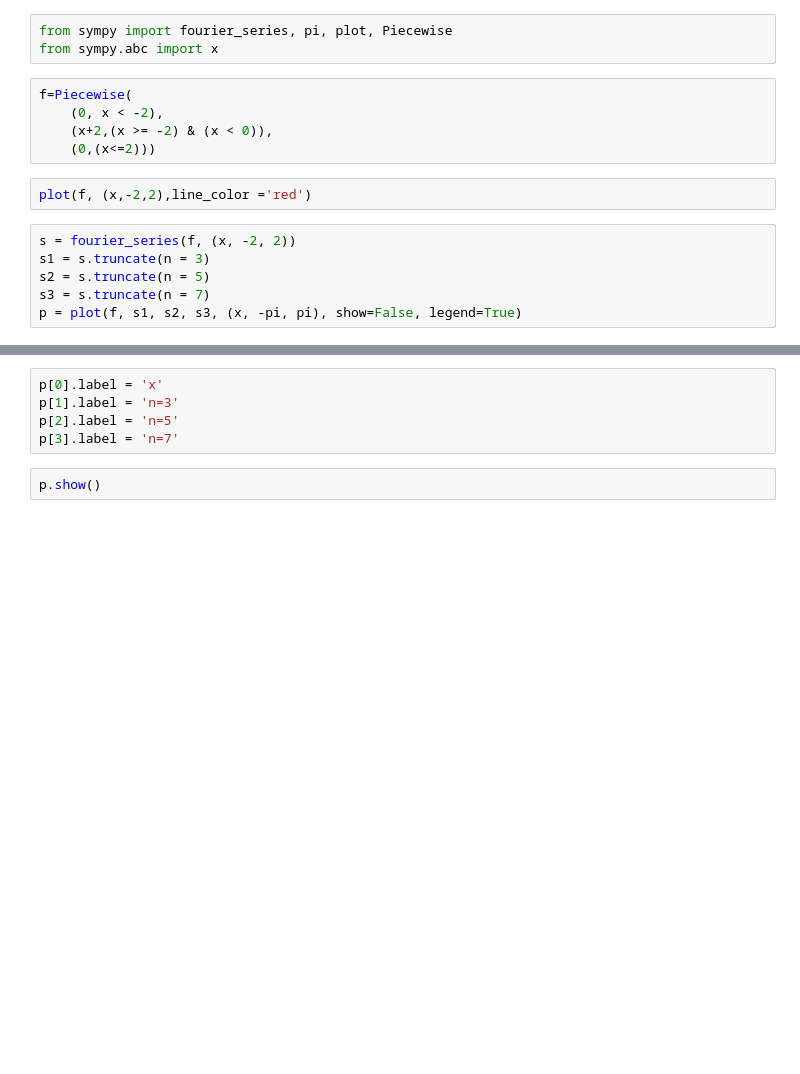
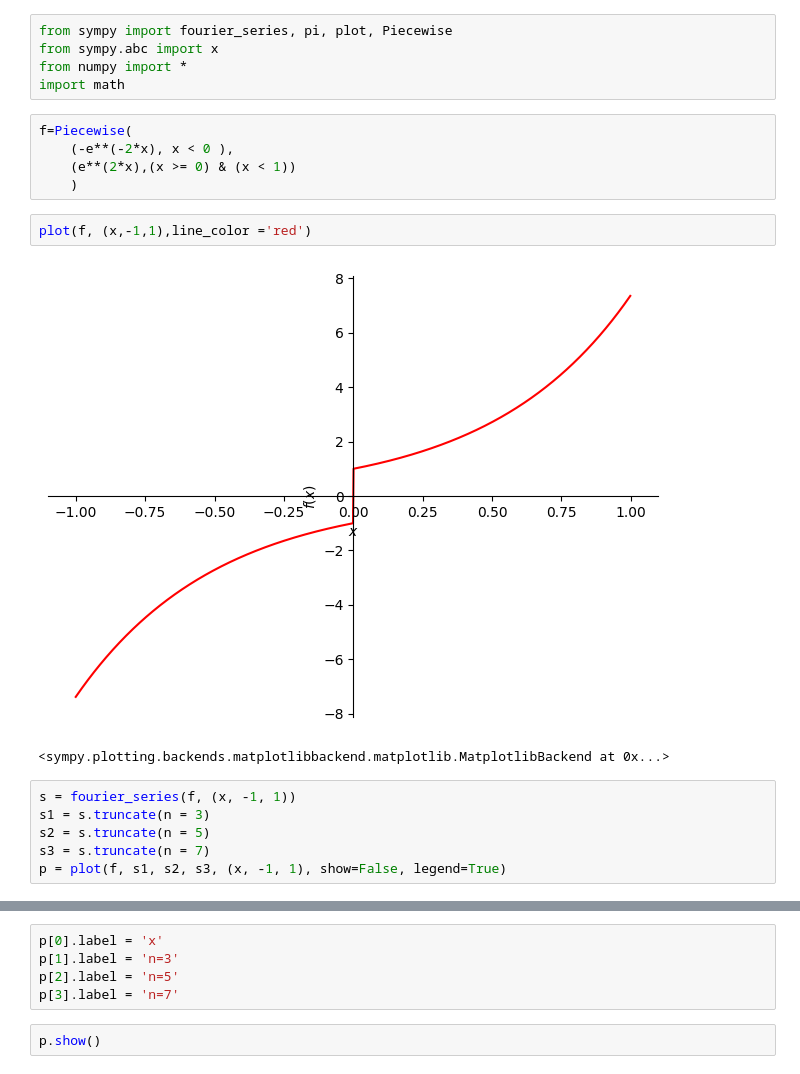
Before and after one commit to DanielAG34/EDP, a Jupyter notebook: Notebooks/Fourier_sympy.ipynb, the cells around one changed output, grey strips where cells are left out. Saved outputs shown, nothing was run; the diff lists cells and outputs as text; blank space fills up the shorter version.

```diff
--- a/Notebooks/Fourier_sympy.ipynb
+++ b/Notebooks/Fourier_sympy.ipynb
@@ -1,18 +1,23 @@
 # %%
 from sympy import fourier_series, pi, plot, Piecewise
 from sympy.abc import x
+from numpy import *
+import math
 # %%
 f=Piecewise(
-    (0, x < -2),
-    (x+2,(x >= -2) & (x < 0)),
-    (0,(x<=2)))
+    (-e**(-2*x), x < 0 ),
+    (e**(2*x),(x >= 0) & (x < 1))
+    )
 # %%
-plot(f, (x,-2,2),line_color ='red')
+plot(f, (x,-1,1),line_color ='red')
+# %% [output]
+[figure, added]
+<sympy.plotting.backends.matplotlibbackend.matplotlib.MatplotlibBackend at 0x...>
 # %%
-s = fourier_series(f, (x, -2, 2))
+s = fourier_series(f, (x, -1, 1))
 s1 = s.truncate(n = 3)
 s2 = s.truncate(n = 5)
 s3 = s.truncate(n = 7)
-p = plot(f, s1, s2, s3, (x, -pi, pi), show=False, legend=True)
+p = plot(f, s1, s2, s3, (x, -1, 1), show=False, legend=True)
 # %%
 s
```
Also changed, not shown: parts of 10 cells of this notebook.
